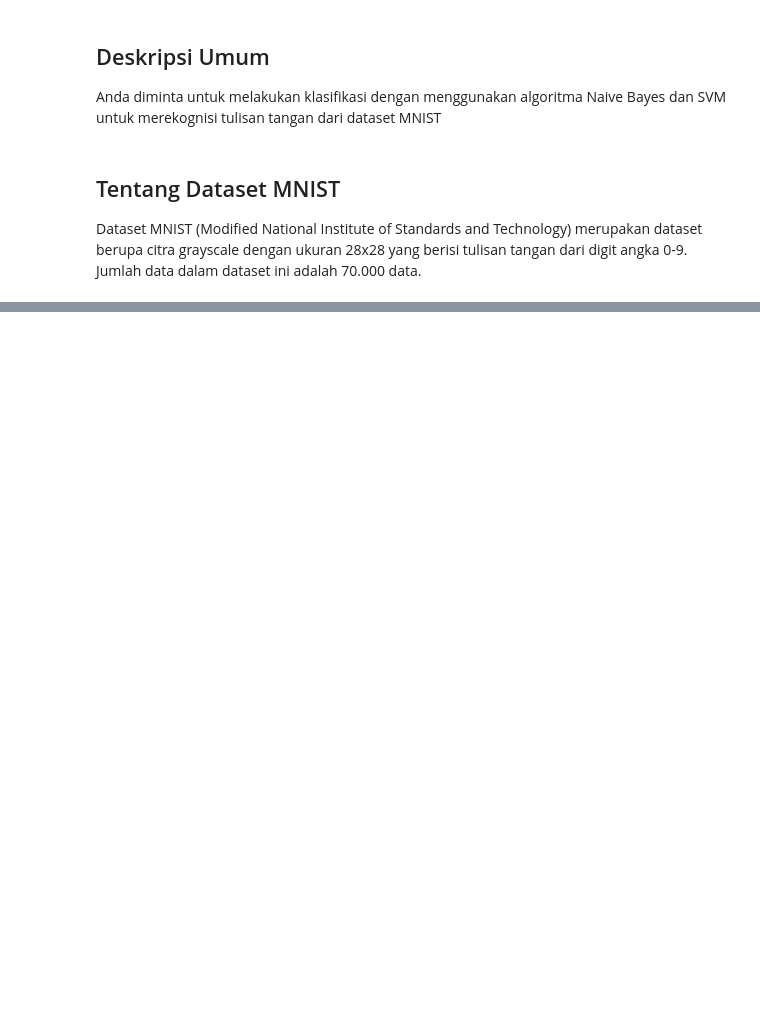
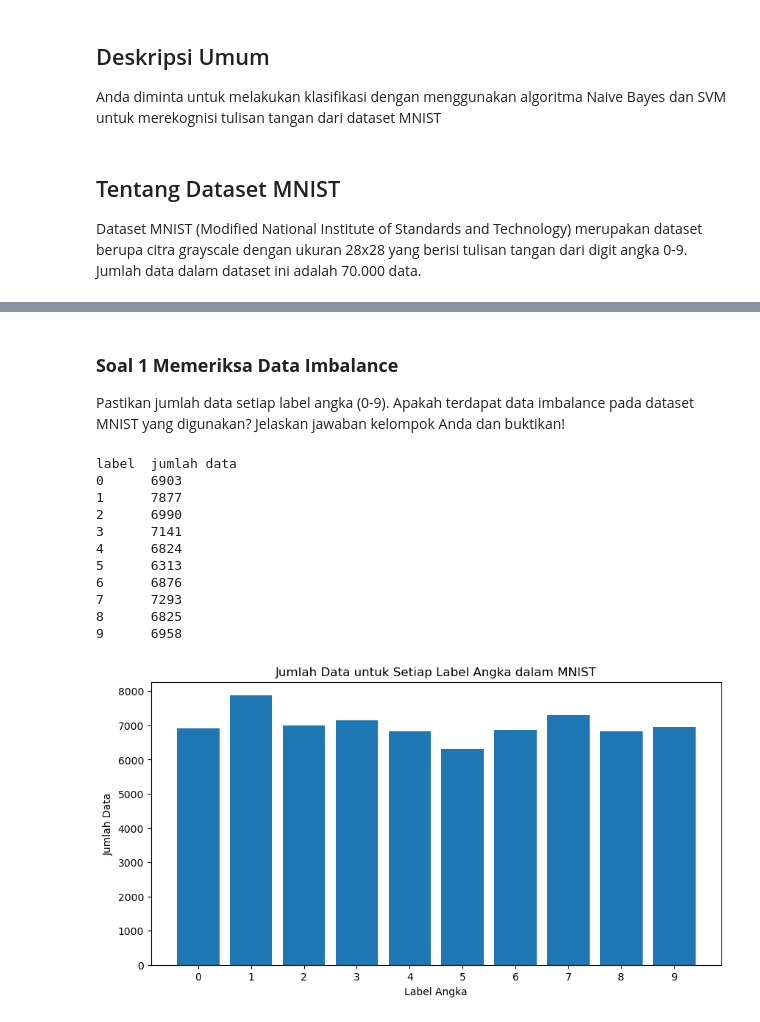
Before and after one commit to alvianfirdaus/Kelompok3_ML, a Jupyter notebook: Kuis 1/Pembelajaran Mesin - Kuis 1.ipynb, the cells around one changed output, grey strips where cells are left out. Cells and saved outputs as stored; diff of their text form; code cells hidden in the pictures; blank space fills up the shorter version.

```diff
--- a/Kuis 1/Pembelajaran Mesin - Kuis 1.ipynb
+++ b/Kuis 1/Pembelajaran Mesin - Kuis 1.ipynb
@@ -53,0 +116,40 @@ mnist.keys()
+# %% [markdown]
+### **Soal 1 Memeriksa Data Imbalance**
+Pastikan jumlah data setiap label angka (0-9). Apakah terdapat data imbalance pada dataset MNIST yang digunakan? Jelaskan jawaban kelompok Anda dan buktikan!
+# %%
+# Ambil target (label) dan ubah ke dalam bentuk DataFrame
+import pandas as pd
+import matplotlib.pyplot as plt
+
+df = pd.DataFrame(data=mnist.data, columns=mnist.feature_names)
+df['target'] = mnist.target
+
+# Hitung jumlah data setiap label
+label_counts = df['target'].value_counts().sort_index()
+
+# Tampilkan hasil perhitungan dengan label dan "jumlah data" dalam format yang diinginkan
+print("label  jumlah data")
+for label, count in label_counts.iteritems():
+    print(f"{label}      {count}")
+
+# Menampilkan visualisasi jumlah data untuk setiap label angka
+plt.figure(figsize=(10, 5))
+plt.bar(range(10), label_counts)
+plt.xlabel('Label Angka')
+plt.ylabel('Jumlah Data')
+plt.xticks(range(10))
+plt.title('Jumlah Data untuk Setiap Label Angka dalam MNIST')
+plt.show()
+# %% [output]
+label  jumlah data
+0      6903
+1      7877
+2      6990
+3      7141
+4      6824
+5      6313
+6      6876
+7      7293
+8      6825
+9      6958
+[figure, added]
```
Also changed, not shown: parts of 16 cells of this notebook, 4 other files.
